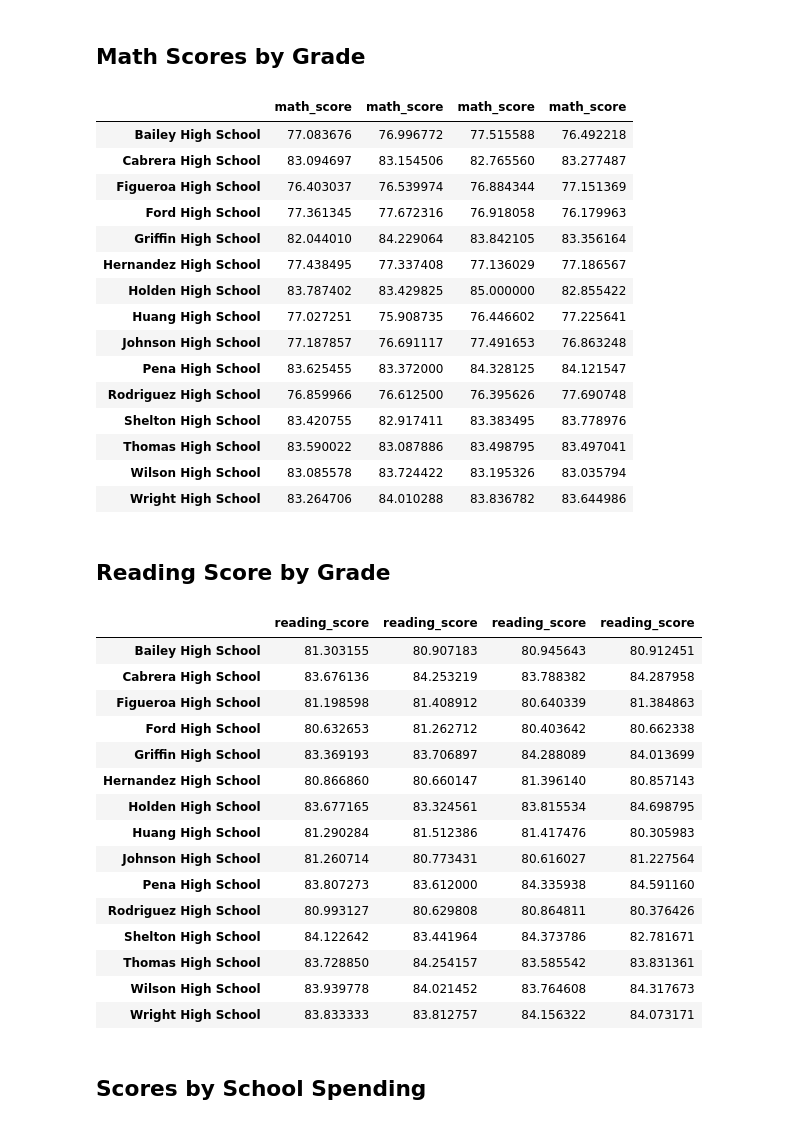
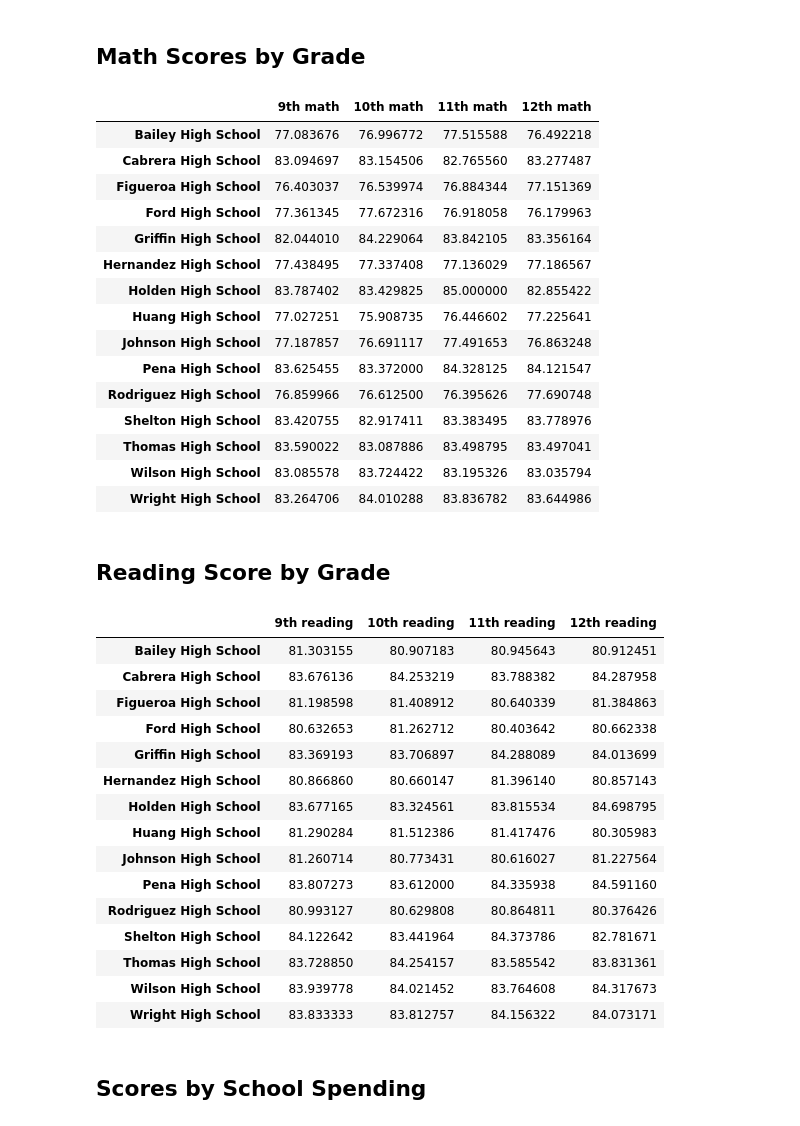
Before and after one commit to Pradanthony/pandas-challenge-module4, a Jupyter notebook: Pycityschools/PyCitySchools_code.ipynb, the cells around one changed output. Drawn from its saved outputs; the diff is of its cells as text; code cells hidden in the pictures.

```diff
--- a/Pycityschools/PyCitySchools_code.ipynb
+++ b/Pycityschools/PyCitySchools_code.ipynb
@@ -201,32 +201,33 @@ school_sorted_ascend.head()
 # %%
 # Use the code provided to separate the data by grade
 ninth_graders = school_data_complete[(school_data_complete["grade"] == "9th")]
 tenth_graders = school_data_complete[(school_data_complete["grade"] == "10th")]
 eleventh_graders = school_data_complete[(school_data_complete["grade"] == "11th")]
 twelfth_graders = school_data_complete[(school_data_complete["grade"] == "12th")]
 
 # Group by "school_name" and take the mean of each.
 ninth_graders_scores = ninth_graders.groupby("school_name").mean()["math_score"]
 tenth_graders_scores = tenth_graders.groupby("school_name").mean()["math_score"]
 eleventh_graders_scores = eleventh_graders.groupby("school_name").mean()["math_score"]
 twelfth_graders_scores = twelfth_graders.groupby("school_name").mean()["math_score"]
 
 # Use the code to select only the `math_score`.
 ninth_grade_math_scores = ninth_graders_scores
 tenth_grade_math_scores = tenth_graders_scores
 eleventh_grade_math_scores = eleventh_graders_scores
 twelfth_grade_math_scores = twelfth_graders_scores
 
 # Combine each of the scores above into single DataFrame called `math_scores_by_grade`
-math_scores_by_grade = pd.concat([ninth_grade_math_scores, tenth_grade_math_scores, eleventh_grade_math_scores, twelfth_grade_math_scores], axis=1)
+math_scores_by_grade = pd.DataFrame({"9th math": ninth_grade_math_scores, "10th math": tenth_grade_math_scores,
+                                     "11th math": eleventh_grade_math_scores,"12th math": twelfth_grade_math_scores})
 
 # Minor data wrangling
 math_scores_by_grade.index.name = None
 
 # Display the DataFrame
 math_scores_by_grade
 # %% [output]
-|  | math_score | math_score | math_score | math_score |
+|  | 9th math | 10th math | 11th math | 12th math |
 | Bailey High School | 77.083676 | 76.996772 | 77.515588 | 76.492218 |
 | Cabrera High School | 83.094697 | 83.154506 | 82.765560 | 83.277487 |
 | Figueroa High School | 76.403037 | 76.539974 | 76.884344 | 77.151369 |
@@ -264,7 +265,8 @@ eleventh_grader_reading_scores = eleventh_graders_scores
 twelfth_grader_reading_scores = twelfth_graders_scores
 
 # Combine each of the scores above into single DataFrame called `reading_scores_by_grade`
-reading_scores_by_grade = pd.concat([ninth_grader_reading_scores, tenth_grader_reading_scores, eleventh_grader_reading_scores, twelfth_grader_reading_scores],axis=1)
+reading_scores_by_grade = pd.DataFrame({"9th reading":ninth_grader_reading_scores,"10th reading":tenth_grader_reading_scores,
+                                        "11th reading":eleventh_grader_reading_scores,"12th reading":twelfth_grader_reading_scores})
 
 # Minor data wrangling
 reading_scores_by_grade.index.name = None
@@ -272,7 +274,7 @@ reading_scores_by_grade.index.name = None
 # Display the DataFrame
 reading_scores_by_grade
 # %% [output]
-|  | reading_score | reading_score | reading_score | reading_score |
+|  | 9th reading | 10th reading | 11th reading | 12th reading |
 | Bailey High School | 81.303155 | 80.907183 | 80.945643 | 80.912451 |
 | Cabrera High School | 83.676136 | 84.253219 | 83.788382 | 84.287958 |
 | Figueroa High School | 81.198598 | 81.408912 | 80.640339 | 81.384863 |
```
Also changed, not shown: parts of 1 cell of this notebook.
